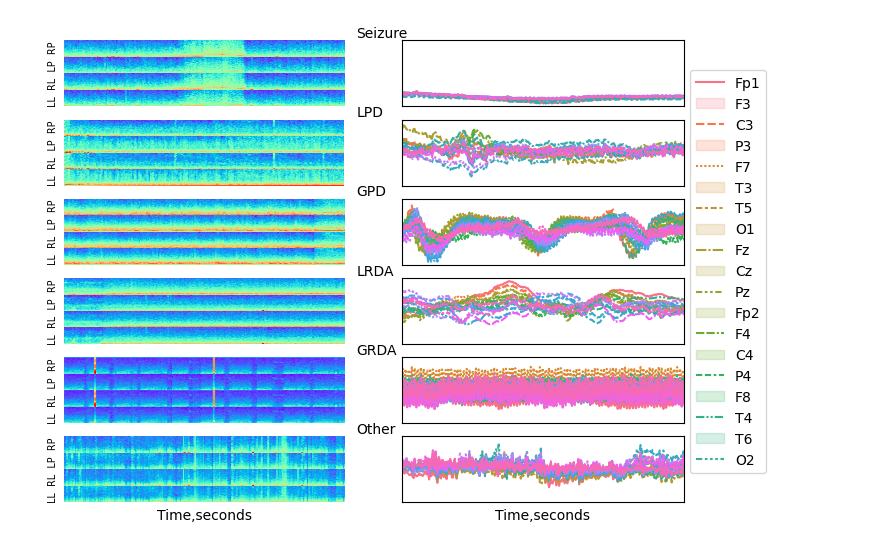
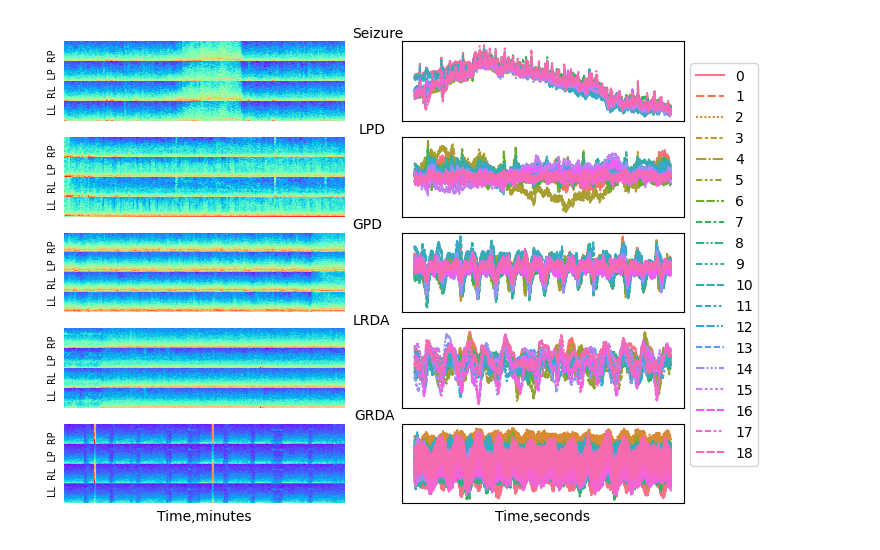
Before and after one commit to limac246/brainActivity2024, a Jupyter notebook: old_stuff/scripts_old/visualizing_eeg_data.ipynb, the cells around one changed output. Cells and saved outputs as stored; diff of their text form; code cells hidden in the pictures.

```diff
--- a/old_stuff/scripts_old/visualizing_eeg_data.ipynb
+++ b/old_stuff/scripts_old/visualizing_eeg_data.ipynb
@@ -54,30 +59,34 @@ def eeg_data(data):
 # %%
 
 h=6
 w=8
-fig, ax=plt.subplots(6,2, figsize=(w,h),  sharex=True)
+fig, ax=plt.subplots(5,2, figsize=(w,h))
 
 for i,cat in enumerate(d):
     sns.heatmap(pd.read_parquet(f'{spec_path}{d[cat]["spec"]}.parquet').transpose().iloc[::-1].apply(func='log'),
                          cmap='rainbow', cbar=False,  ax=ax[i,0])
-    eeg=pd.read_parquet(f'{eeg_path}{d[cat]["eeg"]}.parquet').iloc[200*20:200*30, :19]
-    sns.lineplot(np.array(eeg),legend=False, ax=ax[i,1])
+    eeg=pd.read_parquet(f'{eeg_path}{d[cat]["eeg"]}.parquet').iloc[200*30:200*40, :19]
+    if i!=4:
+        sns.lineplot(np.array(eeg), ax=ax[i,1], legend=False )
+    else:
+        sns.lineplot(np.array(eeg), ax=ax[i,1] )
 
     ax[i,0].get_xaxis().set_ticks([])
     ax[i,0].get_yaxis().set_ticks([])
     ax[i,0].set_ylabel('LL  RL  LP  RP', fontsize='x-small')
     ax[i,0].text(320,-20, f'{cat}')
 
+    ax[i,1].get_yaxis().set_ticks([])
     ax[i,1].get_xaxis().set_ticks([])
-    ax[i,1].get_yaxis().set_ticks([])
 
 
 
-ax[5,0].set_xlabel('Time,seconds')
-ax[5,1].set_xlabel('Time,seconds')
-ax[5,1].legend(eeg.columns, loc='center left', bbox_to_anchor=(1, 3.5))
+
+ax[4,0].set_xlabel('Time,minutes')
+ax[4,1].set_xlabel('Time,seconds')
+ax[4,1].legend(loc='center left', bbox_to_anchor=(1, 3) )
 plt.show()
 # %% [output]
-[figure, old version]
+[figure, new version]
 # %%
 
```
Also changed, not shown: parts of 5 cells of this notebook, 2 other files.
